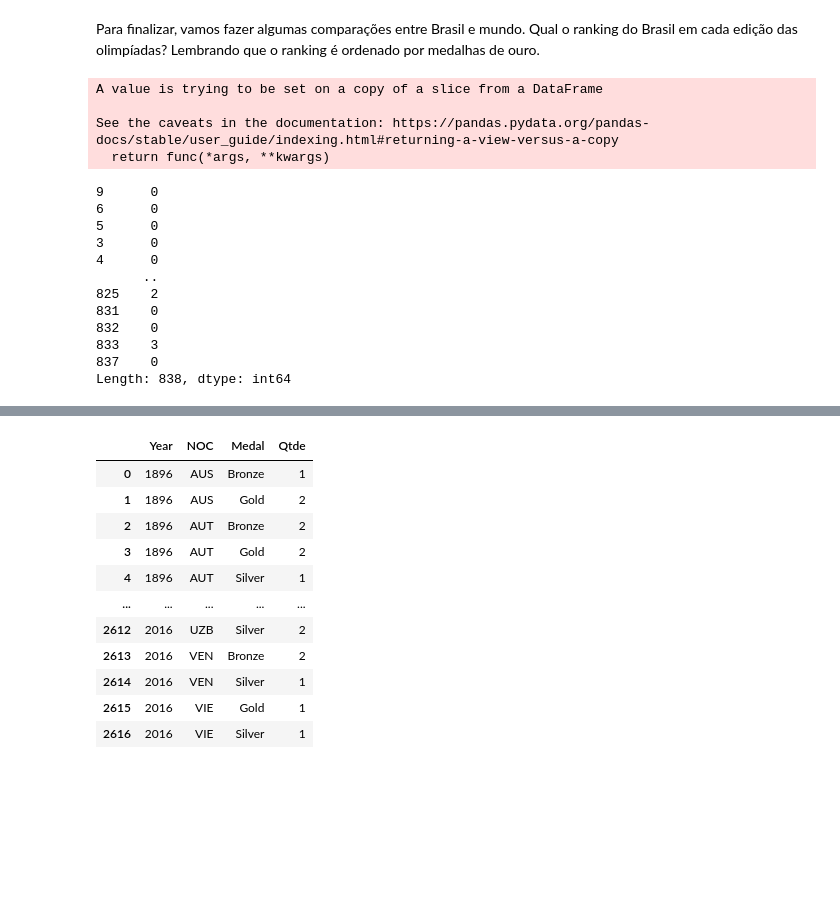
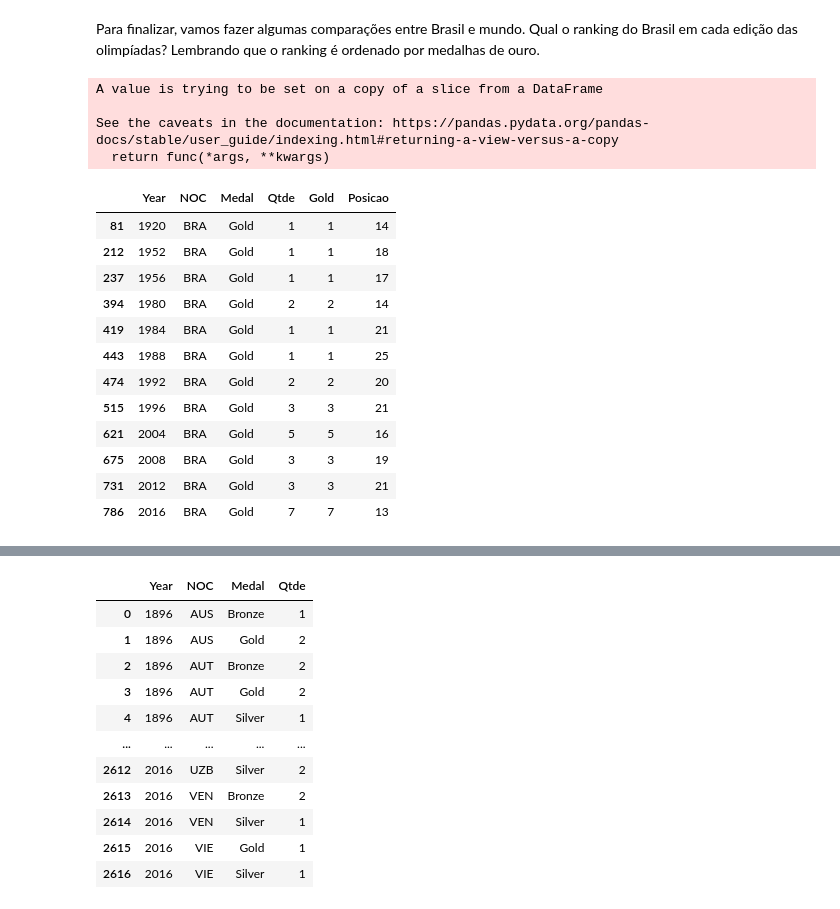
Before and after one commit to VictorBTaveira/Projeto-2-Pandas, a Jupyter notebook: Projeto - Pandas .ipynb, the cells around one changed output, grey strips where cells are left out. Saved outputs shown, nothing was run; the diff lists cells and outputs as text; code cells hidden in the pictures; blank space fills up the shorter version.

Commit message:
[ADD]: Uso do Cumcount()

```diff
--- a/Projeto - Pandas .ipynb
+++ b/Projeto - Pandas .ipynb
@@ -498,47 +499,49 @@ Para finalizar, vamos fazer algumas comparações entre Brasil e mundo. Qual o r
 # %%
 df_ajustado = df[df['Medal'] == 'Gold']
 df_ajustado.drop_duplicates(subset=['Event','Games'], keep = 'first', inplace = True)
 df_ajustado = df_ajustado[df_ajustado['Season'] == 'Summer']
 
 df_qdro_med_ano = df_ajustado.groupby(['Year', 'NOC', 'Medal']).size().reset_index()
 
 df_qdro_med_ano.rename(columns={0: 'Qtde'}, inplace=True)
 df_qdro_med_ano = df_qdro_med_ano[df_qdro_med_ano.Medal == 'Gold']
 
 df_qdro_med_ano['Gold'] = df_qdro_med_ano[df_qdro_med_ano['Medal']=='Gold']['Qtde']
 
 #df_qdro_med_ano['Silver'] = df_qdro_med_ano[df_qdro_med_ano['Medal']=='Silver']['Qtde']
 #df_qdro_med_ano['Bronze'] = df_qdro_med_ano[df_qdro_med_ano['Medal']=='Bronze']['Qtde']
 
 df_qdro_med_ano = df_qdro_med_ano.sort_values(by = ['Year', 'Gold'],
                                      ascending=[True, False])
 
 
 
 
-df_qdro_med_ano.drop(columns=['Medal','Qtde'],inplace = True)
-df_qdro_med_ano.reset_index(drop=True)
+#df_qdro_med_ano.drop(columns=['Medal','Qtde'],inplace = True)
+#df_qdro_med_ano.reset_index(drop=True)
 
-df_qdro_med_ano
+df_qdro_med_ano['Posicao']=(df_qdro_med_ano.groupby(by = ['Year']).cumcount())+1
+df_qdro_med_ano[df_qdro_med_ano.NOC == 'BRA']
 
 #Cumcount -> pandas
 # %% [output]
 A value is trying to be set on a copy of a slice from a DataFrame
 
 See the caveats in the documentation: https://pandas.pydata.org/pandas-docs/stable/user_guide/indexing.html#returning-a-view-versus-a-copy
   return func(*args, **kwargs)
-9      0
-6      0
-5      0
-3      0
-4      0
-      ..
-825    2
-831    0
-832    0
-833    3
-837    0
-Length: 838, dtype: int64
+|  | Year | NOC | Medal | Qtde | Gold | Posicao |
+| 81 | 1920 | BRA | Gold | 1 | 1 | 14 |
+| 212 | 1952 | BRA | Gold | 1 | 1 | 18 |
+| 237 | 1956 | BRA | Gold | 1 | 1 | 17 |
+| 394 | 1980 | BRA | Gold | 2 | 2 | 14 |
+| 419 | 1984 | BRA | Gold | 1 | 1 | 21 |
+| 443 | 1988 | BRA | Gold | 1 | 1 | 25 |
+| 474 | 1992 | BRA | Gold | 2 | 2 | 20 |
+| 515 | 1996 | BRA | Gold | 3 | 3 | 21 |
+| 621 | 2004 | BRA | Gold | 5 | 5 | 16 |
+| 675 | 2008 | BRA | Gold | 3 | 3 | 19 |
+| 731 | 2012 | BRA | Gold | 3 | 3 | 21 |
+| 786 | 2016 | BRA | Gold | 7 | 7 | 13 |
 # %%
 df_qdro_med_ano
 anos = df_qdro_med_ano['Year'].unique()
```
Also changed, not shown: parts of 12 cells of this notebook.
